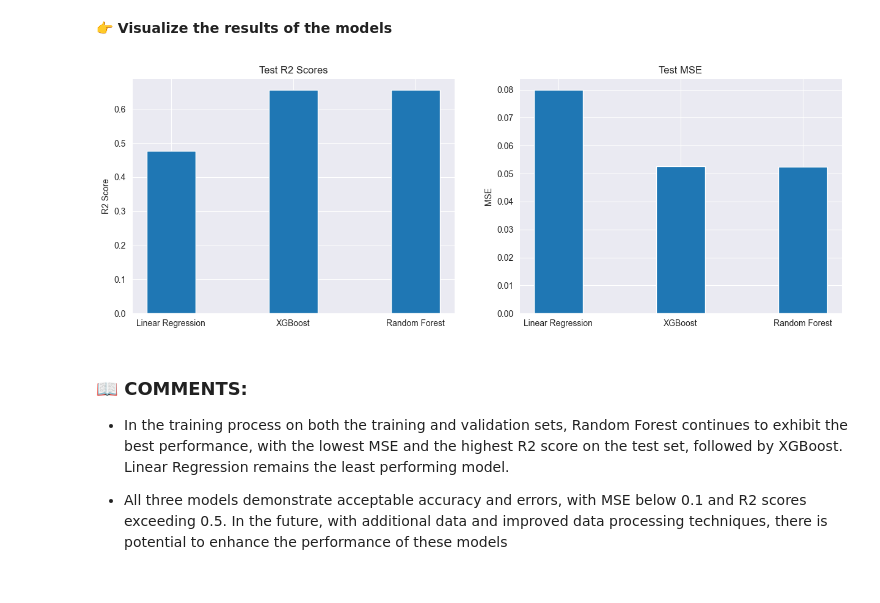
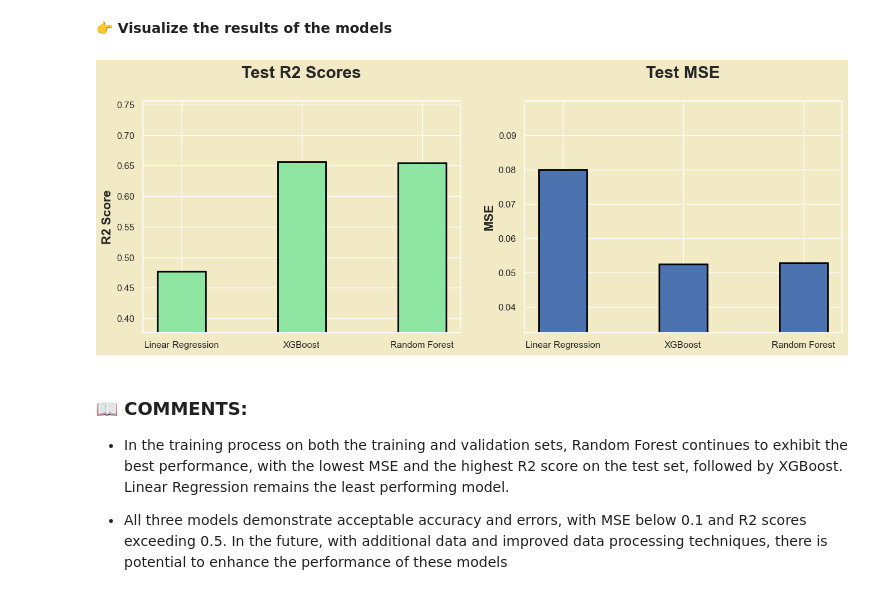
Before and after one commit to duongtruongbinh/IntroDS_FinalProject, a Jupyter notebook: src/Data_Modelling.ipynb, the cells around one changed output. Saved outputs shown, nothing was run; the diff lists cells and outputs as text; code cells hidden in the pictures.

```diff
--- a/src/Data_Modelling.ipynb
+++ b/src/Data_Modelling.ipynb
@@ -258,12 +263,12 @@ def plot_learning_curve(model, X, y, ax, title):
     train_scores_mean = -np.mean(train_scores, axis=1)
     val_scores_mean = -np.mean(val_scores, axis=1)
 
-    ax.plot(train_sizes, train_scores_mean, label='Training error')
-    ax.plot(train_sizes, val_scores_mean, label='Validation error')
+    ax.plot(train_sizes, train_scores_mean, label='Training error', color='orange', marker='o')
+    ax.plot(train_sizes, val_scores_mean, label='Validation error', color='navy', marker='*')
 
-    ax.set_title(title, fontsize=15,fontweight='bold')
-    ax.set_xlabel('Training examples')
-    ax.set_ylabel('Mean Squared Error')
+    ax.set_title(title, fontsize=17,fontweight='bold')
+    ax.set_xlabel('Training examples', fontsize=13, weight='bold')
+    ax.set_ylabel('Mean Squared Error', fontsize=13, weight='bold')
     ax.legend()
     ax.grid(True)
 
@@ -417,27 +422,31 @@ for model_name, model in opt_models.items():
 # %%
 categories = list(test_scores.keys())
 test_values = list(test_scores.values())
 mse_test_values = list(mse_test.values())
 
 indices = np.arange(len(categories))
-sns.set_style("darkgrid")
+
+sns.set(rc={"axes.facecolor":"#F2EAC5","figure.facecolor":"#F2EAC5"})
+
 fig, ax = plt.subplots(1, 2, figsize=(15, 5))
 
-ax[0].bar(indices, test_values, width=0.4)
-ax[0].set_ylabel('R2 Score')
+ax[0].bar(indices, test_values, width=0.4, linewidth=2, edgecolor = 'black', color='#8de5a1')
+ax[0].set_ylabel('R2 Score', fontsize=15, weight='bold')
 ax[0].set_xticks(indices)
 ax[0].set_xticklabels(categories)
-ax[0].set_title('Test R2 Scores')
+ax[0].set_title('Test R2 Scores\n', fontsize=20, weight ='bold')
+ax[0].set_ylim(min(test_values) - 0.1, max(test_values) + 0.1)
 
-ax[1].bar(indices, mse_test_values, width=0.4)
+ax[1].bar(indices, mse_test_values, width=0.4, linewidth=2, edgecolor = 'black')
 ax[1].set_xticks(indices)
-ax[1].set_ylabel('MSE')
+ax[1].set_ylabel('MSE', fontsize=15, weight='bold')
 ax[1].set_xticklabels(categories)
-ax[1].set_title('Test MSE')
+ax[1].set_title('Test MSE\n', fontsize=20, weight ='bold')
+ax[1].set_ylim(min(mse_test_values) - 0.02, max(mse_test_values) + 0.02)
 
 plt.show()
 # %% [output]
-[figure, old version]
+[figure, new version]
 # %% [markdown]
 ### 📖 **COMMENTS:**
 
```
Also changed, not shown: parts of 6 cells of this notebook.
